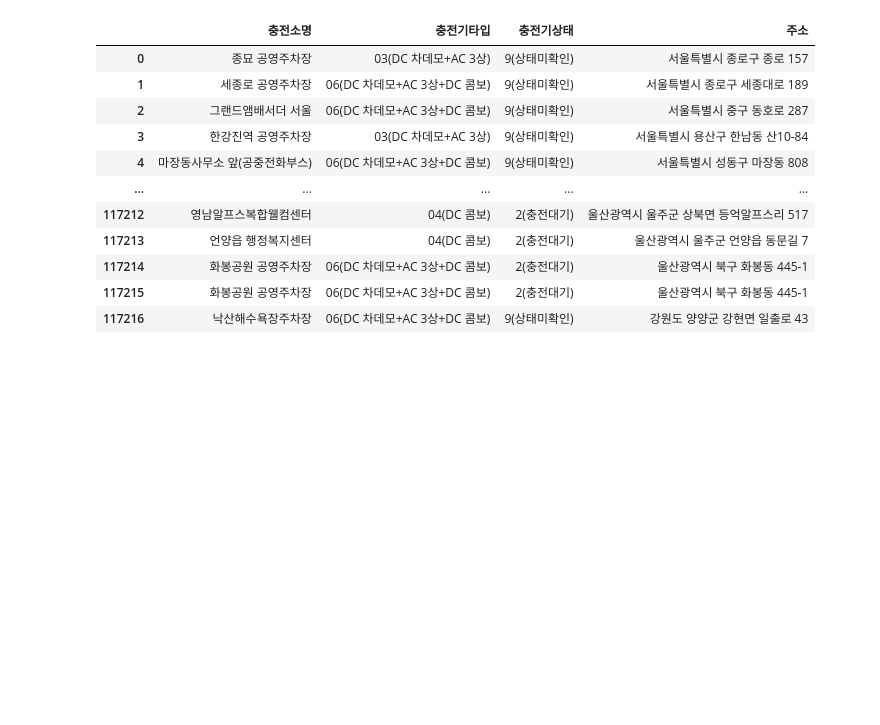
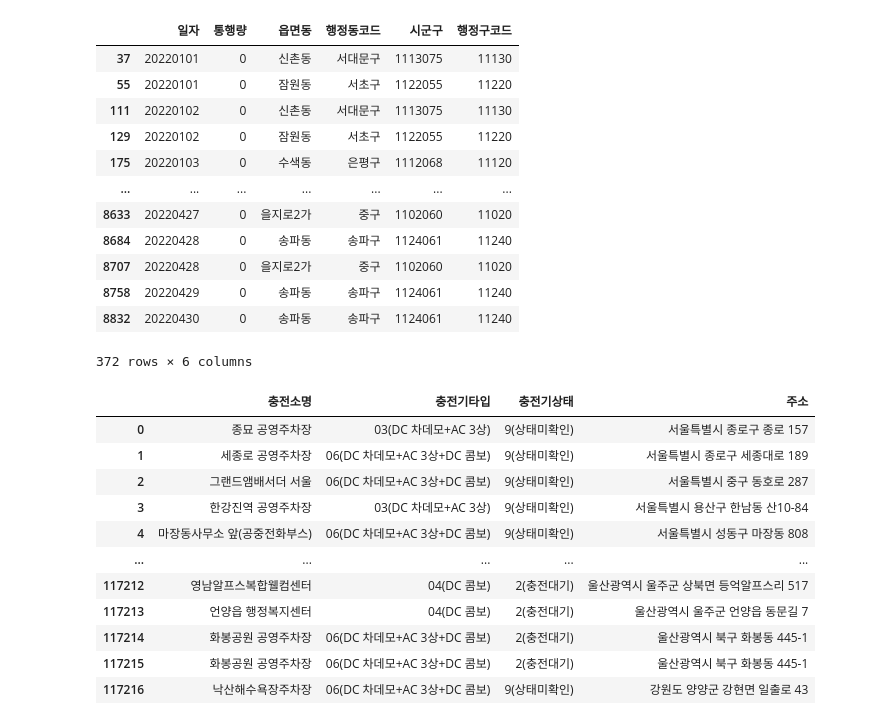
Before and after one commit to dbsrall59/three, a Jupyter notebook: 3조_시각화.ipynb, the cells around one changed output. Saved outputs shown, nothing was run; the diff lists cells and outputs as text; code cells hidden in the pictures; blank space fills up the shorter version.

```diff
--- a/3조_시각화.ipynb
+++ b/3조_시각화.ipynb
@@ -87,0 +104,4 @@ coronaDF
+# %%
+carMovingDF['일자'] = carMovingDF['일자'].astype('str')
+carMovingDF[carMovingDF.columns[2:]] = carMovingDF[carMovingDF.columns[2:]].astype('str')
+carMovingDF.info()
@@ -87,0 +246,16 @@ coronaDF
+# %%
+carMovingDF[carMovingDF['통행량'] == 0]
+# %% [output]
+|  | 일자 | 통행량 | 읍면동 | 행정동코드 | 시군구 | 행정구코드 |
+| 37 | 20220101 | 0 | 신촌동 | 서대문구 | 1113075 | 11130 |
+| 55 | 20220101 | 0 | 잠원동 | 서초구 | 1122055 | 11220 |
+| 111 | 20220102 | 0 | 신촌동 | 서대문구 | 1113075 | 11130 |
+| 129 | 20220102 | 0 | 잠원동 | 서초구 | 1122055 | 11220 |
+| 175 | 20220103 | 0 | 수색동 | 은평구 | 1112068 | 11120 |
+| ... | ... | ... | ... | ... | ... | ... |
+| 8633 | 20220427 | 0 | 을지로2가 | 중구 | 1102060 | 11020 |
+| 8684 | 20220428 | 0 | 송파동 | 송파구 | 1124061 | 11240 |
+| 8707 | 20220428 | 0 | 을지로2가 | 중구 | 1102060 | 11020 |
+| 8758 | 20220429 | 0 | 송파동 | 송파구 | 1124061 | 11240 |
+| 8832 | 20220430 | 0 | 송파동 | 송파구 | 1124061 | 11240 |
+372 rows × 6 columns
```
Also changed, not shown: parts of 20 cells of this notebook, 2 other files.
